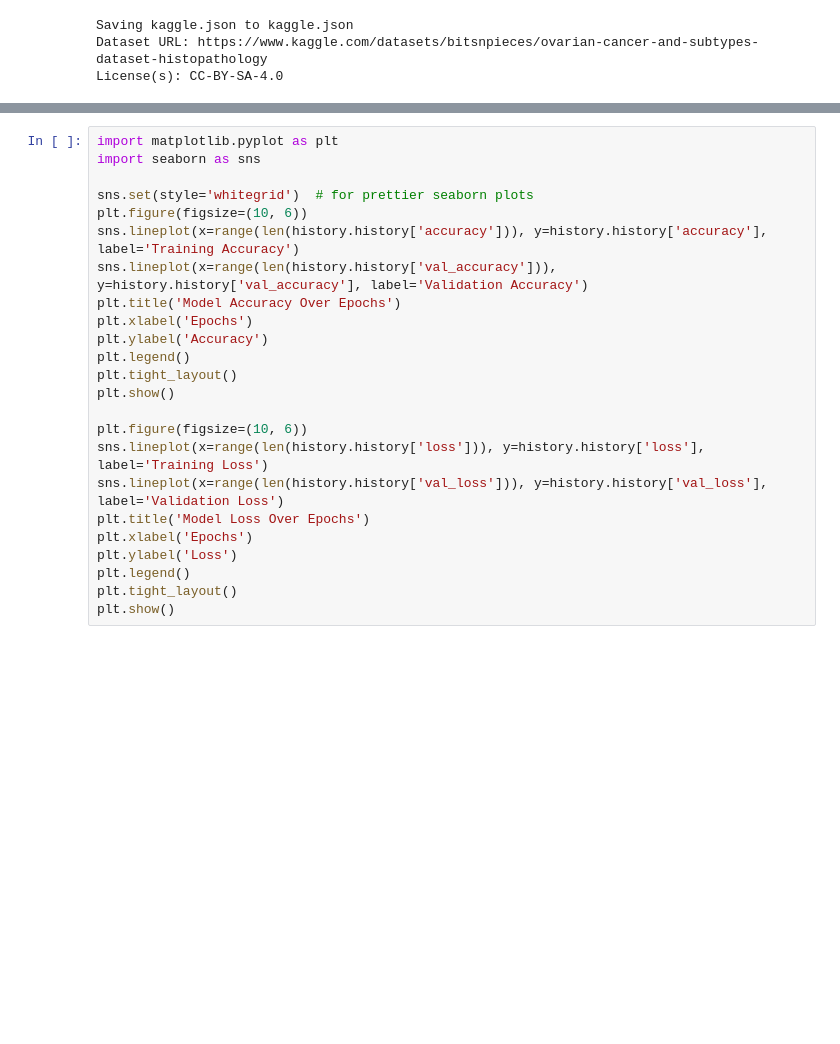
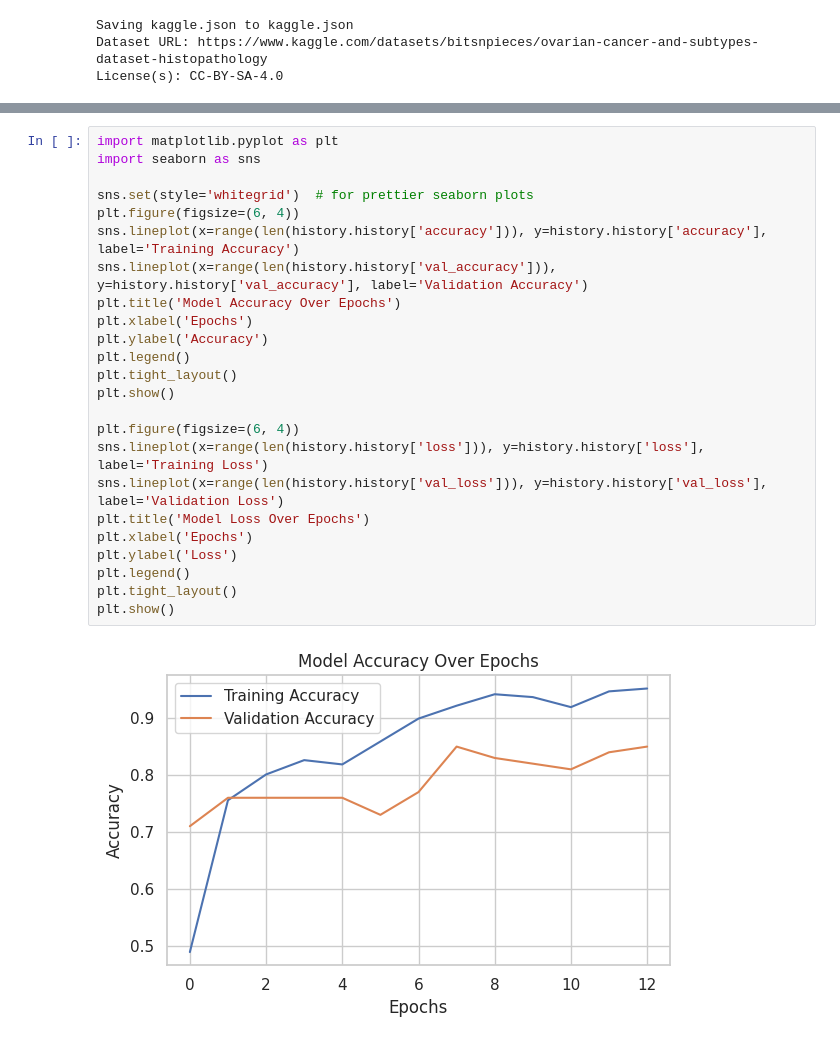
Before and after one commit to samiha-mahin/Ovarian-cancer, a Jupyter notebook: HT_EfficientNetB0.ipynb, the cells around one changed output, grey strips where cells are left out. Cells and saved outputs as stored; diff of their text form; blank space fills up the shorter version.

```diff
--- a/HT_EfficientNetB0.ipynb
+++ b/HT_EfficientNetB0.ipynb
@@ -170,24 +171,26 @@ print("✅ Model saved successfully!")
 # %%
 import matplotlib.pyplot as plt
 import seaborn as sns
 
 sns.set(style='whitegrid')  # for prettier seaborn plots
-plt.figure(figsize=(10, 6))
+plt.figure(figsize=(6, 4))
 sns.lineplot(x=range(len(history.history['accuracy'])), y=history.history['accuracy'], label='Training Accuracy')
 sns.lineplot(x=range(len(history.history['val_accuracy'])), y=history.history['val_accuracy'], label='Validation Accuracy')
 plt.title('Model Accuracy Over Epochs')
 plt.xlabel('Epochs')
 plt.ylabel('Accuracy')
 plt.legend()
 plt.tight_layout()
 plt.show()
 
-plt.figure(figsize=(10, 6))
+plt.figure(figsize=(6, 4))
 sns.lineplot(x=range(len(history.history['loss'])), y=history.history['loss'], label='Training Loss')
 sns.lineplot(x=range(len(history.history['val_loss'])), y=history.history['val_loss'], label='Validation Loss')
 plt.title('Model Loss Over Epochs')
 plt.xlabel('Epochs')
 plt.ylabel('Loss')
 plt.legend()
 plt.tight_layout()
 plt.show()
+# %% [output]
+[figure, added]
```
Also changed, not shown: parts of 5 cells of this notebook.
